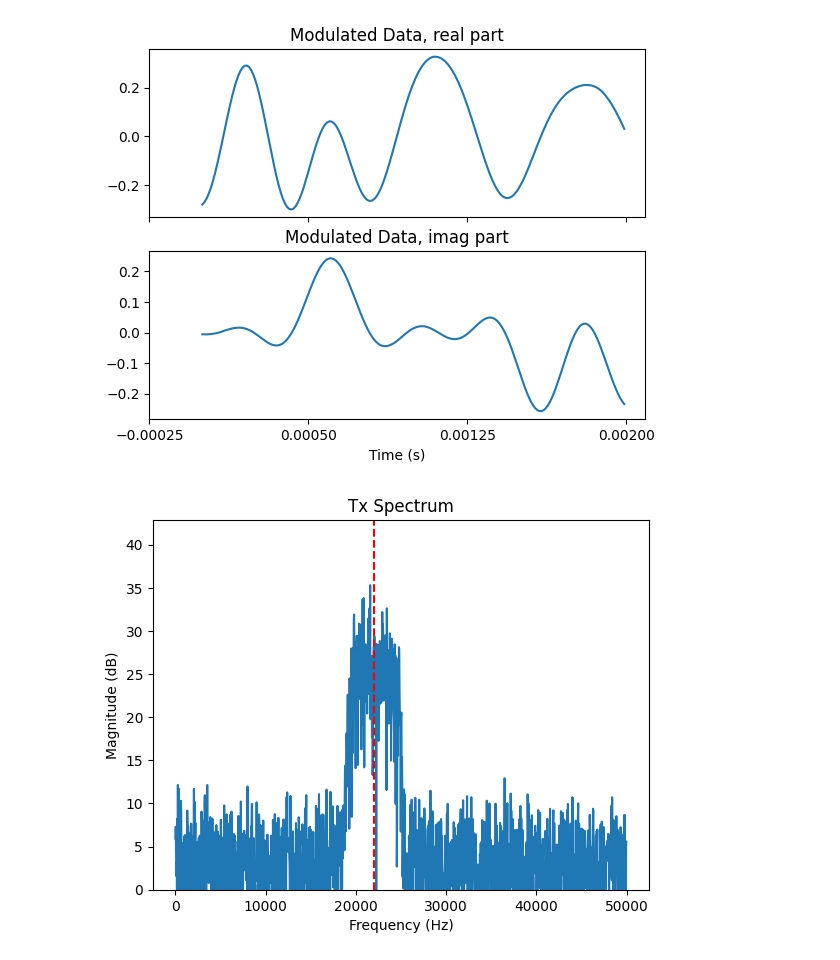
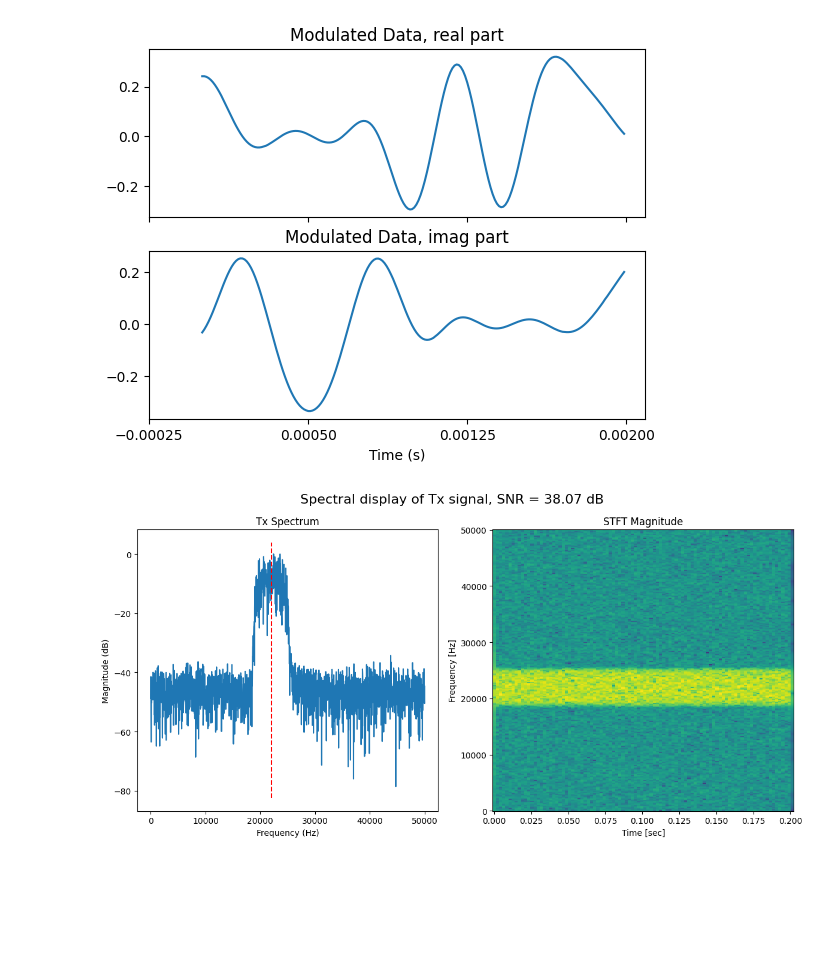
Before and after one commit to egz01/CommSysCourse, a Jupyter notebook: QPSK/qpsk_sim.ipynb, the cells around one changed output. Drawn from its saved outputs; the diff is of its cells as text; code cells hidden in the pictures; blank space fills up the shorter version.

Commit message:
- added spectogram for average power calculation for SNR - added BER measurement

```diff
--- a/QPSK/qpsk_sim.ipynb
+++ b/QPSK/qpsk_sim.ipynb
@@ -40,13 +41,13 @@ plt.show()
 # %%
 # modulate data
 t = np.arange(0, len(upsampled)/Fs, 1/Fs)
-modulated = np.convolve(upsampled, pulse, mode='same')
+shaped = np.convolve(upsampled, pulse, mode='same')
 
 fig, axs = plt.subplots(2, 1, sharex=True)
-axs[0].plot(t[:int(10*sps)], modulated.real[:int(10*sps)])
+axs[0].plot(t[:int(10*sps)], shaped.real[:int(10*sps)])
 axs[0].set_title("Modulated Data, real part")
 
-axs[1].plot(t[:int(10*sps)], modulated.imag[:int(10*sps)])
+axs[1].plot(t[:int(10*sps)], shaped.imag[:int(10*sps)])
 axs[1].set_title("Modulated Data, imag part")
 axs[1].set_xlabel("Time (s)")
 new_ticks = axs[1].get_xticks()[::3]
@@ -54,28 +55,46 @@ axs[1].set_xticks(new_ticks)
 
 plt.show()
 # %% [output]
-[figure, old version]
+[figure, new version]
 # %%
-a = 0.8
+a = 0.5
+noise_a = 0.01
+
 # design tx
 fc = 22000
-tx = a*np.real(modulated*np.exp(1j*2*np.pi*fc*t)) + 0.1*np.random.normal(0, 0.3, len(modulated))
+tx = a*np.real(shaped*np.exp(1j*2*np.pi*fc*t)) + noise_a*np.random.normal(0, 0.3, len(shaped))
 
-N = 150 # symbols to take into account for fft
+N = 200 # symbols to take into account for fft
+
 X = np.fft.fftshift(np.fft.fft(tx[sps:int(N*sps)]))
 freqs = np.fft.fftshift(np.fft.fftfreq(len(X), 1/Fs))
 
+P = 20*np.log10(np.abs(X[len(X)//2:]) / np.abs(X).max())
 
-plt.plot(freqs[len(X)//2:], 20*np.log10(np.abs(X[len(X)//2:])))
-plt.ylim([0, np.abs(X.max())])
-ymin, ymax = plt.ylim()
-plt.vlines([fc], ymin, ymax, linestyles='dashed', colors=['r'])
-plt.xlabel("Frequency (Hz)")
-plt.ylabel("Magnitude (dB)")
-plt.title("Tx Spectrum")
+f_spec,t_spec,Zxx = signal.stft(tx, fs=Fs, nperseg=512, noverlap=300, nfft=1024)
+Pxx = 20*np.log10(np.abs(Zxx))
+signal_power = Pxx[205].sum()/t_spec.size
+noise_power = Pxx[350].sum()/t_spec.size
+snr = signal_power-noise_power # in dB
+
+fig, axs = plt.subplots(1, 2, tight_layout=True)
+axs[0].plot(freqs[len(X)//2:], P)
+ymin, ymax = axs[0].get_ylim()
+axs[0].vlines([fc], ymin, ymax, linestyles='dashed', colors=['r'])
+axs[0].set_xlabel("Frequency (Hz)")
+axs[0].set_ylabel("Magnitude (dB)")
+axs[0].set_title("Tx Spectrum")
+
+axs[1].pcolormesh(t_spec, f_spec, Pxx)
+axs[1].set_title('STFT Magnitude')
+axs[1].set_ylabel('Frequency [Hz]')
+axs[1].set_xlabel('Time [sec]')
+
+fig.suptitle("Spectral display of Tx signal, SNR = {:.2f} dB".format(snr), fontsize=16)
+fig.set_size_inches(12, 6)
 plt.show()
 # %% [output]
-[figure, old version]
+[figure, new version]
 # %%
 # get matched filter of pulse
 matched_pulse = pulse.copy()
```
Also changed, not shown: parts of 6 cells of this notebook.
